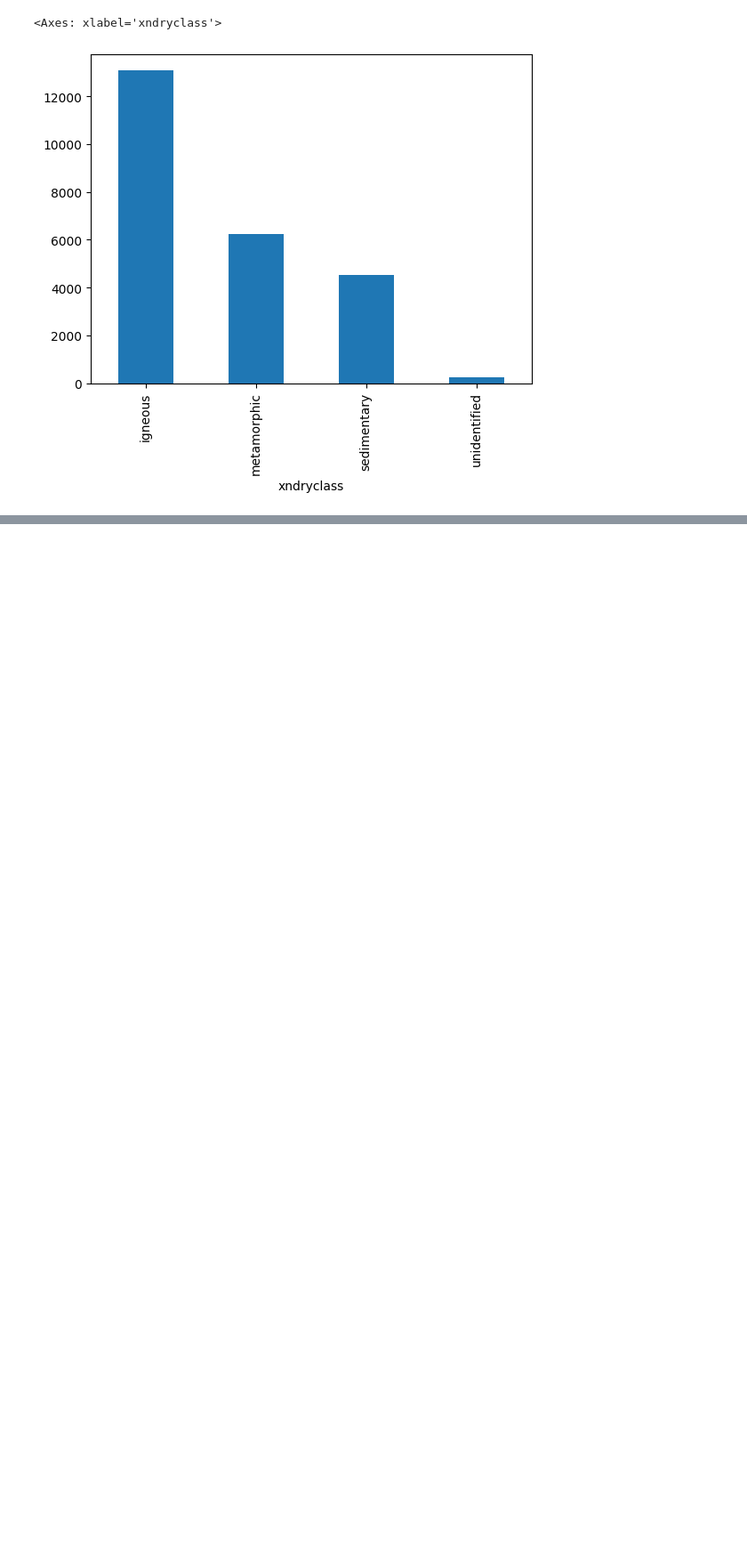
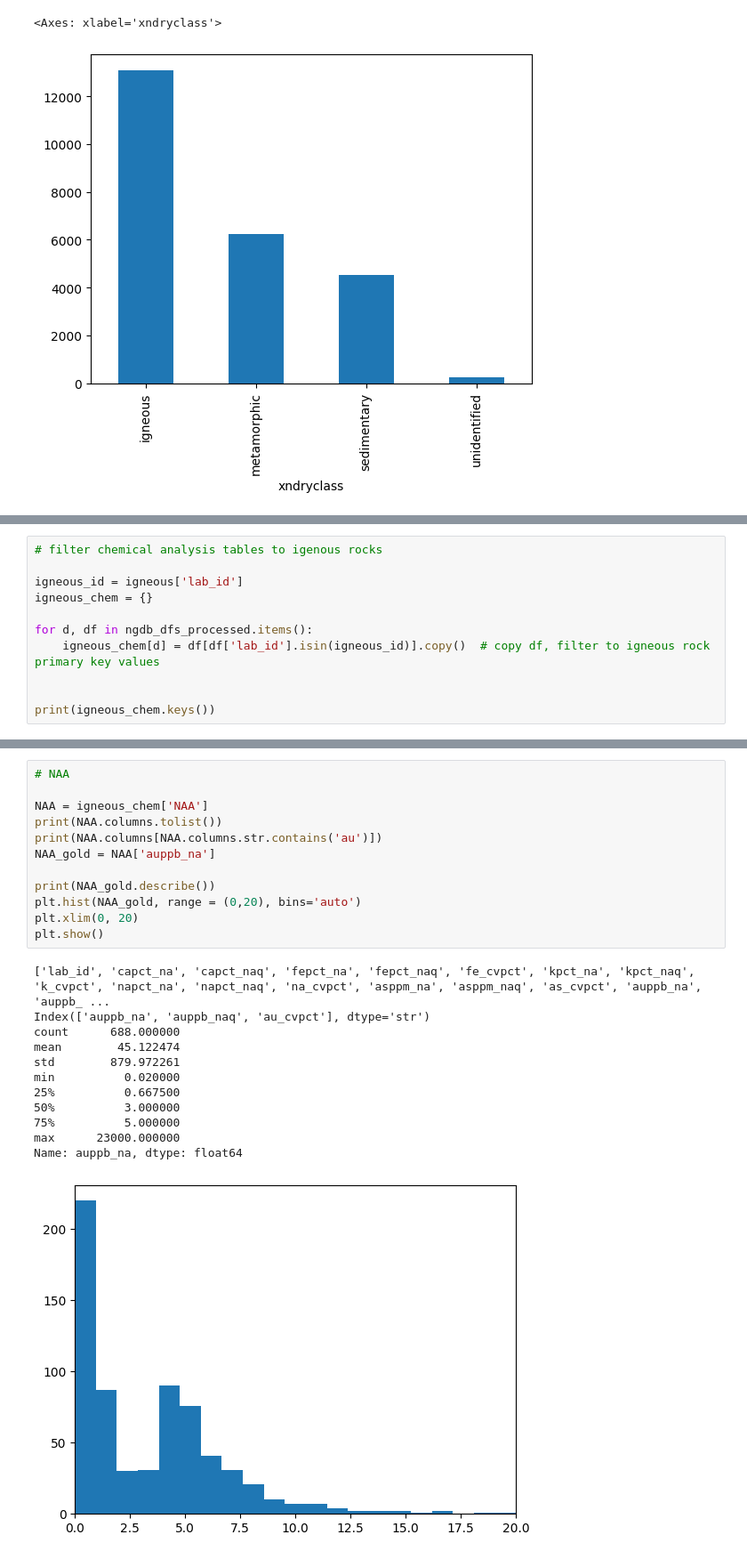
Before and after one commit to adbyerly/prospectivity_model, a Jupyter notebook: notebooks/02b_eda_NGDB.ipynb, the cells around one changed output, grey strips where cells are left out. Shown at 89% size. Drawn from its saved outputs; the diff is of its cells as text; blank space fills up the shorter version.

Commit message:
updated NGDB EDA
started EDA for direct measurements of gold

```diff
--- a/notebooks/02b_eda_NGDB.ipynb
+++ b/notebooks/02b_eda_NGDB.ipynb
@@ -140,0 +117,11 @@ print(igneous['spec_name'].unique().tolist())
+# %%
+# filter chemical analysis tables to igenous rocks
+
+igneous_id = igneous['lab_id']
+igneous_chem = {}
+
+for d, df in ngdb_dfs_processed.items():
+    igneous_chem[d] = df[df['lab_id'].isin(igneous_id)].copy()  # copy df, filter to igneous rock primary key values
+
+
+print(igneous_chem.keys())
@@ -140,0 +139,25 @@ print(igneous['spec_name'].unique().tolist())
+# %%
+# NAA
+
+NAA = igneous_chem['NAA']
+print(NAA.columns.tolist())
+print(NAA.columns[NAA.columns.str.contains('au')])
+NAA_gold = NAA['auppb_na']
+
+print(NAA_gold.describe())
+plt.hist(NAA_gold, range = (0,20), bins='auto')
+plt.xlim(0, 20)
+plt.show()
+# %% [output]
+['lab_id', 'capct_na', 'capct_naq', 'fepct_na', 'fepct_naq', 'fe_cvpct', 'kpct_na', 'kpct_naq', 'k_cvpct', 'napct_na', 'napct_naq', 'na_cvpct', 'asppm_na', 'asppm_naq', 'as_cvpct', 'auppb_na', 'auppb_ ...
+Index(['auppb_na', 'auppb_naq', 'au_cvpct'], dtype='str')
+count      688.000000
+mean        45.122474
+std        879.972261
+min          0.020000
+25%          0.667500
+50%          3.000000
+75%          5.000000
+max      23000.000000
+Name: auppb_na, dtype: float64
+[figure, added]
```
Also changed, not shown: parts of 7 cells of this notebook.
